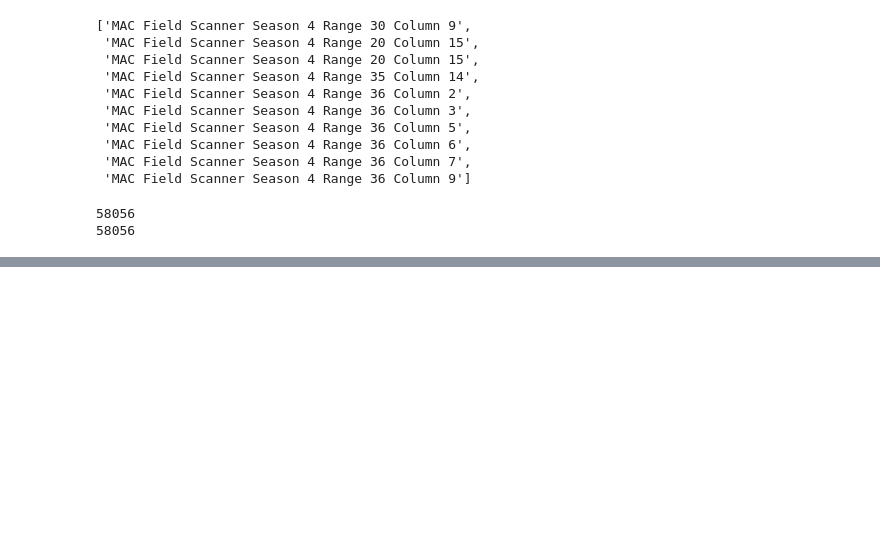
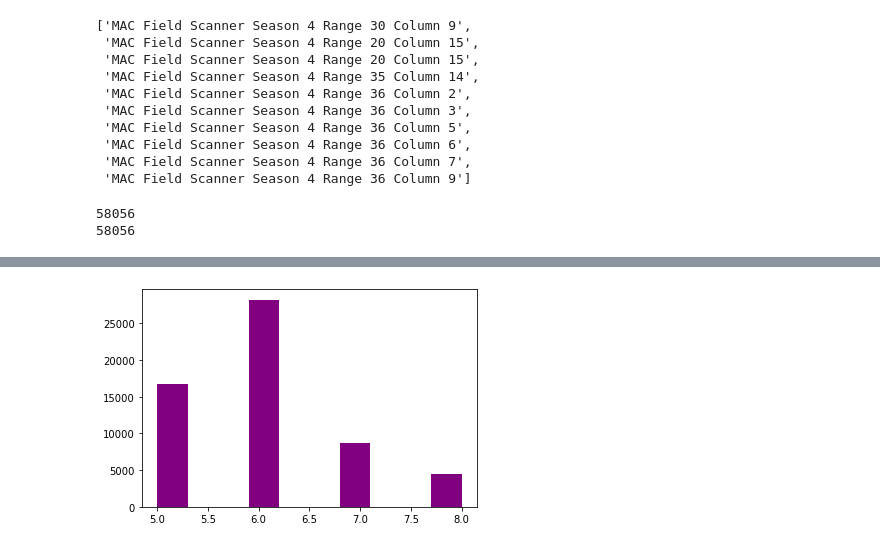
Before and after one commit to genophenoenvo/terraref-datasets, a Jupyter notebook: notebooks/gh5_phenotypes.ipynb, the cells around one changed output, grey strips where cells are left out. Cells and saved outputs as stored; diff of their text form; code cells hidden in the pictures; blank space fills up the shorter version.

```diff
--- a/notebooks/gh5_phenotypes.ipynb
+++ b/notebooks/gh5_phenotypes.ipynb
@@ -853,3 +853,9 @@ new_test_df.head()
 | 51341 | 2017 May 29 (America/Phoenix) | 2017-05-30 00:00:00 -0500 | 5 | 2017 | canopy_height | 63.0 | cm | PI152828 | MAC Field Scanner Season 4 Range ... |
 | 75000 | 2017 May 20 | 2017-05-20 14:00:00 -0500 | 5 | 2017 | canopy_height | 22.0 | cm | PI619838 | MAC Field Scanner Season 4 Range ... |
 | 75001 | 2017 May 20 | 2017-05-20 14:00:00 -0500 | 5 | 2017 | canopy_height | 26.0 | cm | PI155885 | MAC Field Scanner Season 4 Range ... |
+# %%
+# check for outliers
+
+plt.hist(new_test_df.month, color='purple');
+# %% [output]
+[figure, added]
```
Also changed, not shown: parts of 28 cells of this notebook.
